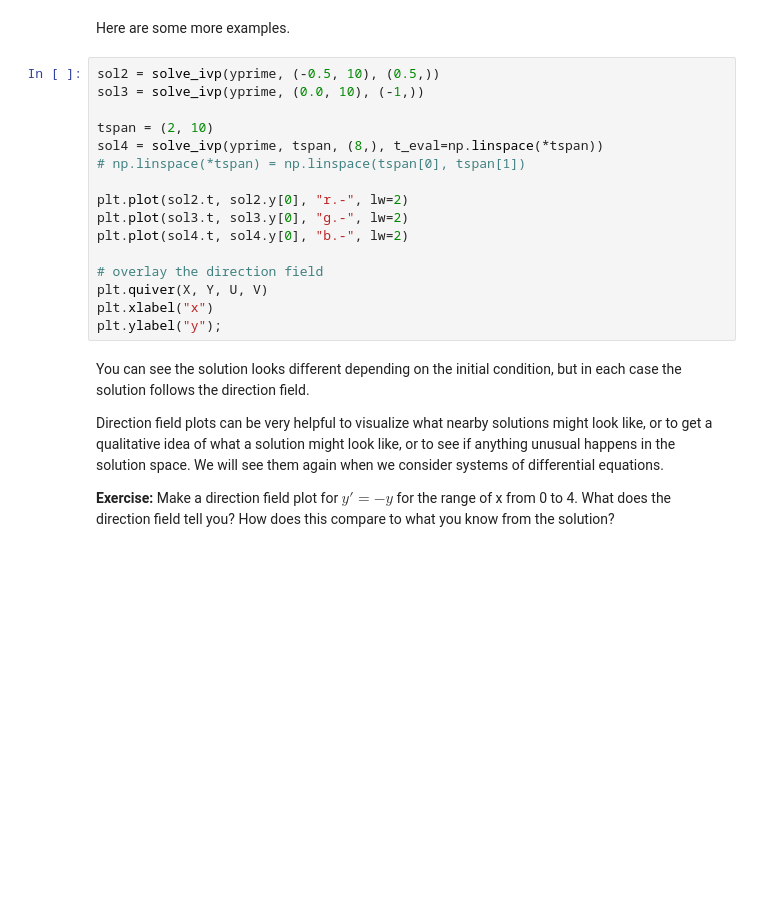
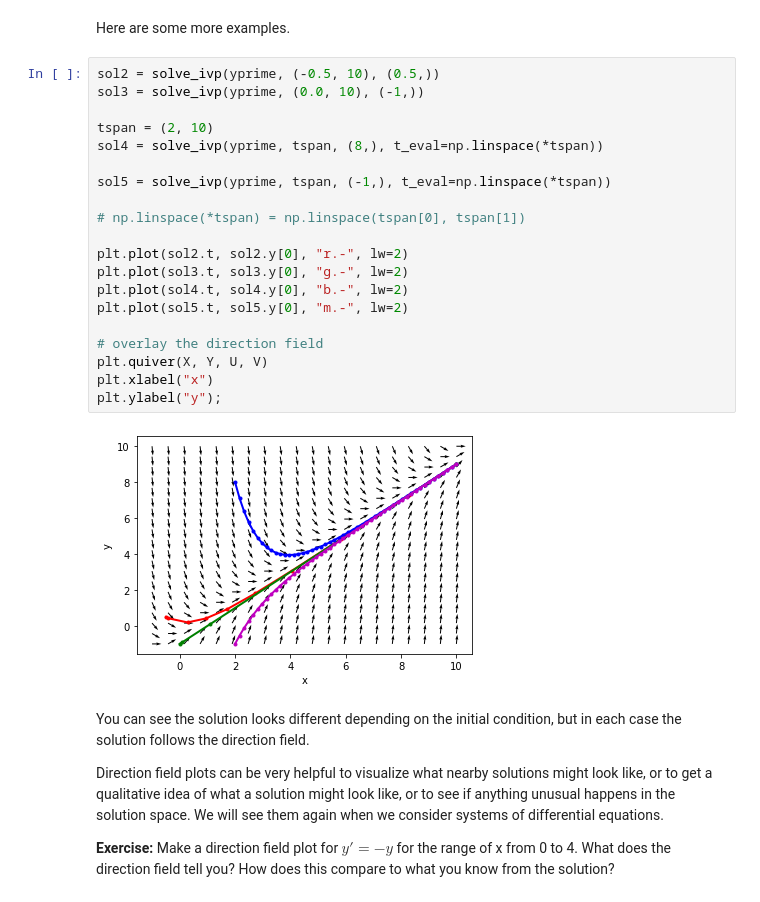
Before and after one commit to Steel-Bank-codespaces/f22-06623, a Jupyter notebook: lectures/04-fode-2/04-fode-2.ipynb, the cells around one changed output. Drawn from its saved outputs; the diff is of its cells as text; blank space fills up the shorter version.

```diff
--- a/lectures/04-fode-2/04-fode-2.ipynb
+++ b/lectures/04-fode-2/04-fode-2.ipynb
@@ -97,19 +177,25 @@ Here are some more examples.
 # %%
 sol2 = solve_ivp(yprime, (-0.5, 10), (0.5,))
 sol3 = solve_ivp(yprime, (0.0, 10), (-1,))
 
 tspan = (2, 10)
 sol4 = solve_ivp(yprime, tspan, (8,), t_eval=np.linspace(*tspan))
+
+sol5 = solve_ivp(yprime, tspan, (-1,), t_eval=np.linspace(*tspan))
+
 # np.linspace(*tspan) = np.linspace(tspan[0], tspan[1])
 
 plt.plot(sol2.t, sol2.y[0], "r.-", lw=2)
 plt.plot(sol3.t, sol3.y[0], "g.-", lw=2)
 plt.plot(sol4.t, sol4.y[0], "b.-", lw=2)
+plt.plot(sol5.t, sol5.y[0], "m.-", lw=2)
 
 # overlay the direction field
 plt.quiver(X, Y, U, V)
 plt.xlabel("x")
 plt.ylabel("y");
+# %% [output]
+[figure, added]
 # %% [markdown]
 You can see the solution looks different depending on the initial condition, but in each case the solution follows the direction field.
 
```
Also changed, not shown: parts of 44 cells of this notebook.
